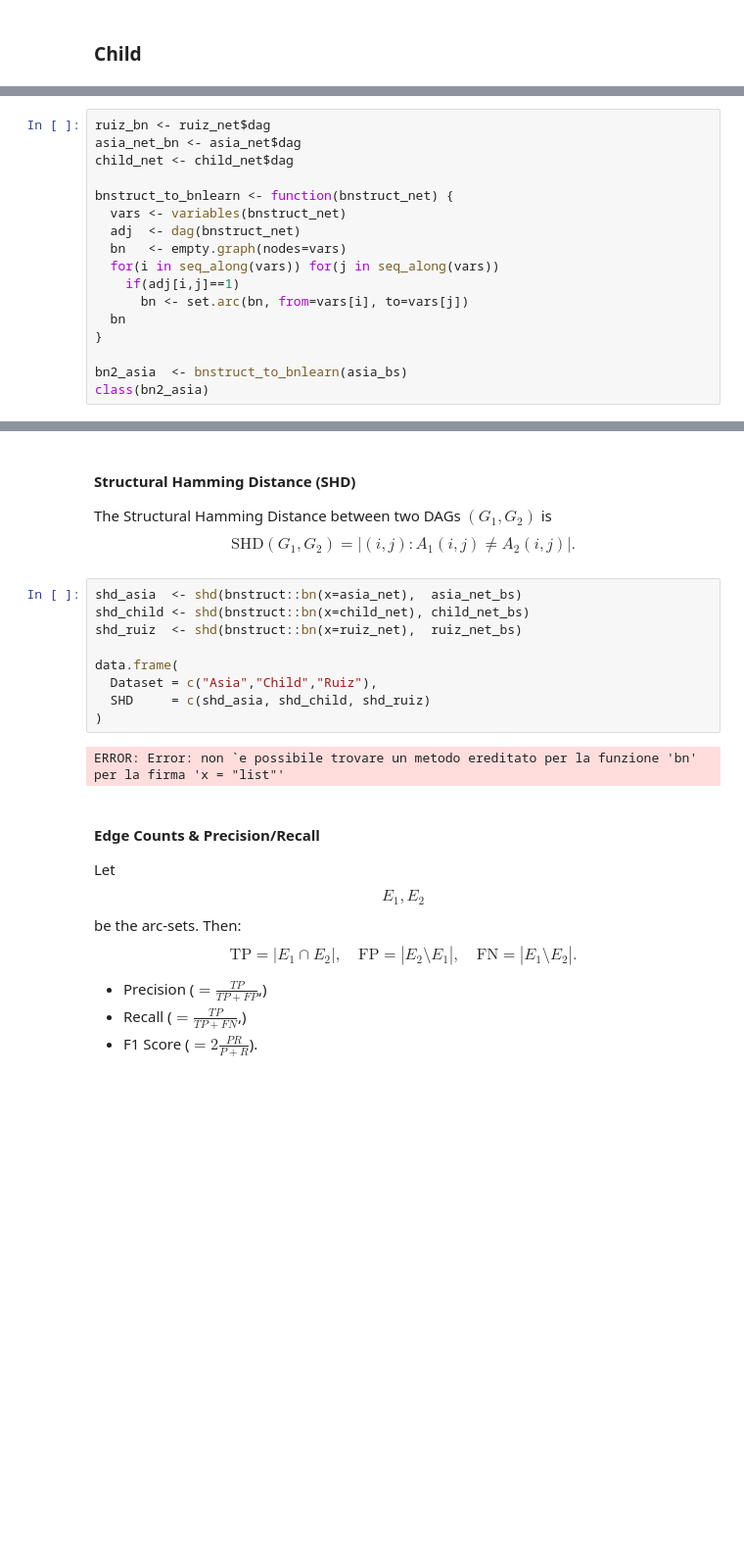
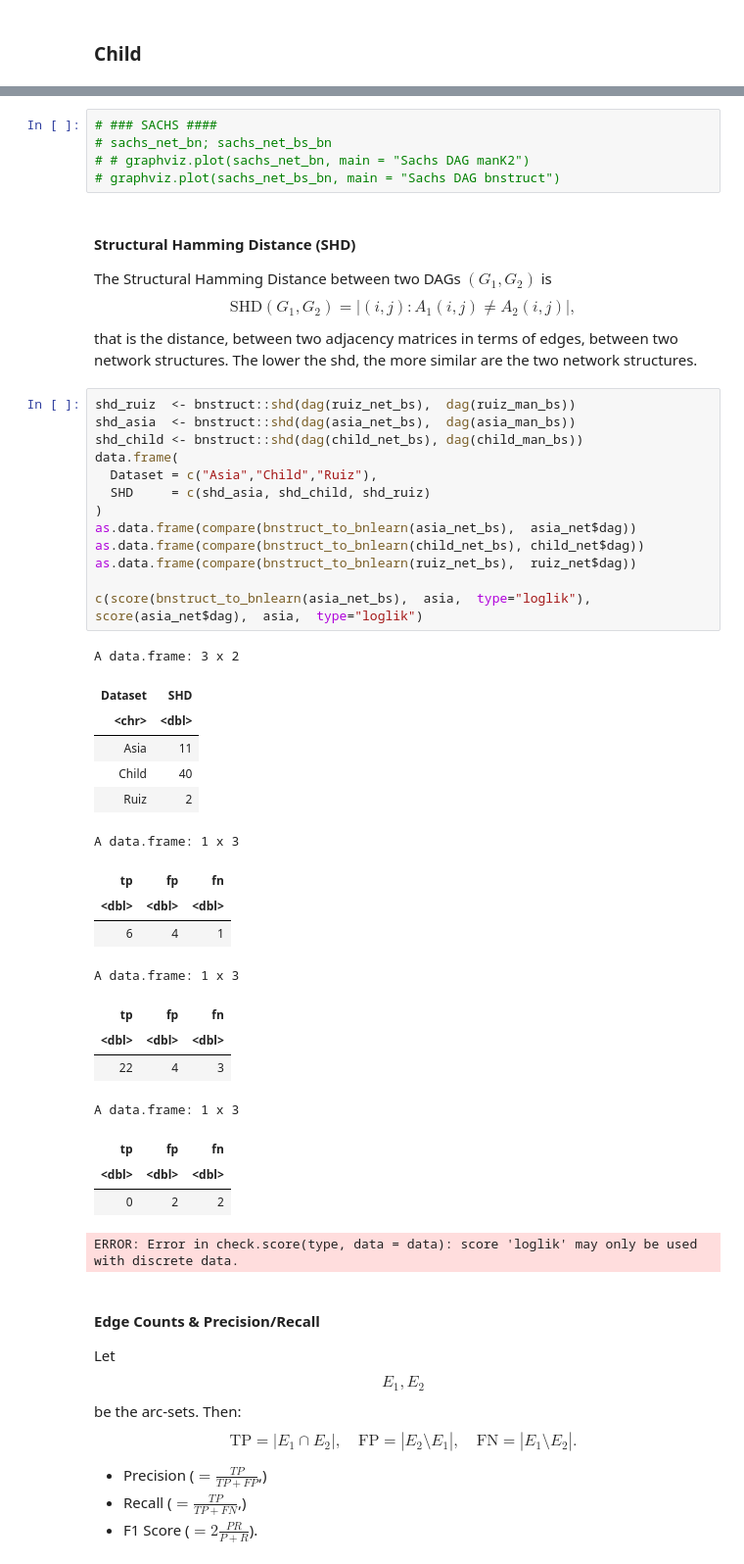
Before and after one commit to filippobezzi/bayesian_networks, a Jupyter notebook: part3_comparison.ipynb, the cells around one changed output, grey strips where cells are left out. Shown: that part at 98% size. Cells and saved outputs as stored; diff of their text form; blank space fills up the shorter version.

```diff
--- a/part3_comparison.ipynb
+++ b/part3_comparison.ipynb
@@ -141,17 +231,0 @@ plot(child_net_bs, main = "Child DAG bnstruct")
-# %%
-ruiz_bn <- ruiz_net$dag
-asia_net_bn <- asia_net$dag
-child_net <- child_net$dag
-
-bnstruct_to_bnlearn <- function(bnstruct_net) {
-  vars <- variables(bnstruct_net)
-  adj  <- dag(bnstruct_net)
-  bn   <- empty.graph(nodes=vars)
-  for(i in seq_along(vars)) for(j in seq_along(vars))
-    if(adj[i,j]==1)
-      bn <- set.arc(bn, from=vars[i], to=vars[j])
-  bn
-}
-
-bn2_asia  <- bnstruct_to_bnlearn(asia_bs)
-class(bn2_asia)
@@ -172,20 +234,48 @@ class(bn2_asia)
+# %%
+# ### SACHS ####
+# sachs_net_bn; sachs_net_bs_bn
+# # graphviz.plot(sachs_net_bn, main = "Sachs DAG manK2")
+# graphviz.plot(sachs_net_bs_bn, main = "Sachs DAG bnstruct")
 # %% [markdown]
 #### Structural Hamming Distance (SHD)
 The Structural Hamming Distance between two DAGs $(G_1,G_2)$ is
 $$
-\mathrm{SHD}(G_1,G_2)=\bigl|{(i,j):A_1(i,j)\neq A_2(i,j)}\bigr|.
+\mathrm{SHD}(G_1,G_2)=\bigl|{(i,j):A_1(i,j)\neq A_2(i,j)}\bigr|,
 $$
+that is the distance, between two adjacency matrices in terms of edges, between two network structures. The lower the shd, the more similar are the two network structures.
 # %%
-shd_asia  <- shd(bnstruct::bn(x=asia_net),  asia_net_bs)
-shd_child <- shd(bnstruct::bn(x=child_net), child_net_bs)
-shd_ruiz  <- shd(bnstruct::bn(x=ruiz_net),  ruiz_net_bs)
-
+shd_ruiz  <- bnstruct::shd(dag(ruiz_net_bs),  dag(ruiz_man_bs))
+shd_asia  <- bnstruct::shd(dag(asia_net_bs),  dag(asia_man_bs))
+shd_child <- bnstruct::shd(dag(child_net_bs), dag(child_man_bs))
 data.frame(
   Dataset = c("Asia","Child","Ruiz"),
   SHD     = c(shd_asia, shd_child, shd_ruiz)
 )
+as.data.frame(compare(bnstruct_to_bnlearn(asia_net_bs),  asia_net$dag))
+as.data.frame(compare(bnstruct_to_bnlearn(child_net_bs), child_net$dag))
+as.data.frame(compare(bnstruct_to_bnlearn(ruiz_net_bs),  ruiz_net$dag))
+
+c(score(bnstruct_to_bnlearn(asia_net_bs),  asia,  type="loglik"), score(asia_net$dag),  asia,  type="loglik")
 # %% [output]
-ERROR: Error: non `e possibile trovare un metodo ereditato per la funzione 'bn' per la firma 'x = "list"'
+A data.frame: 3 x 2
+| Dataset | SHD |
+| <chr> | <dbl> |
+| Asia | 11 |
+| Child | 40 |
+| Ruiz | 2 |
+A data.frame: 1 x 3
+| tp | fp | fn |
+| <dbl> | <dbl> | <dbl> |
+| 6 | 4 | 1 |
+A data.frame: 1 x 3
+| tp | fp | fn |
+| <dbl> | <dbl> | <dbl> |
+| 22 | 4 | 3 |
+A data.frame: 1 x 3
+| tp | fp | fn |
+| <dbl> | <dbl> | <dbl> |
+| 0 | 2 | 2 |
+ERROR: Error in check.score(type, data = data): score 'loglik' may only be used with discrete data.
 # %% [markdown]
 #### Edge Counts & Precision/Recall
 
```
Also changed, not shown: parts of 9 cells of this notebook, 2 other files.
